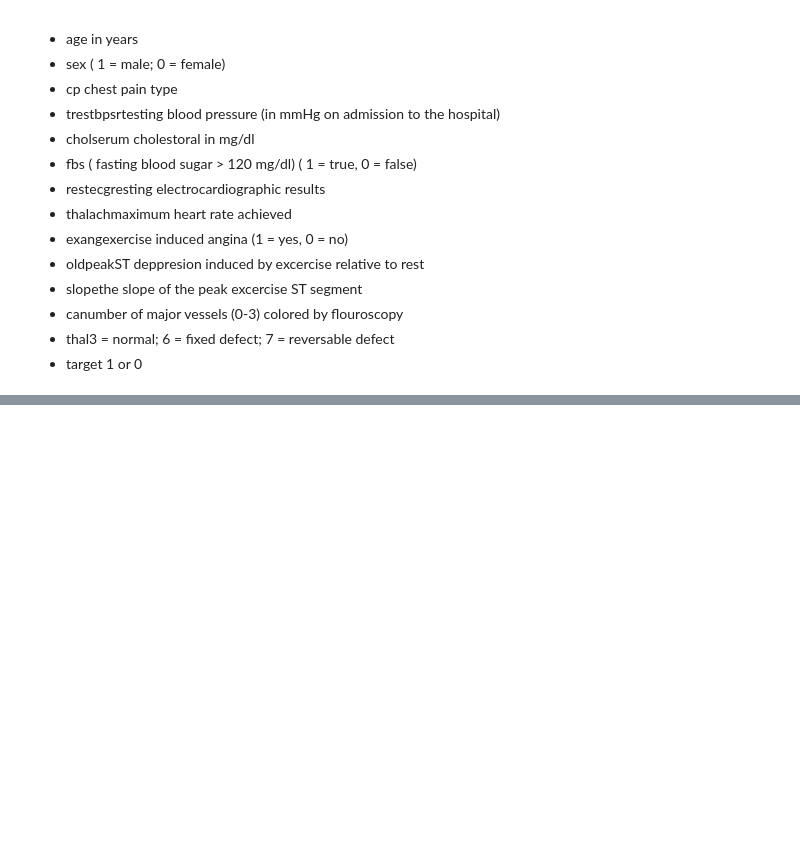
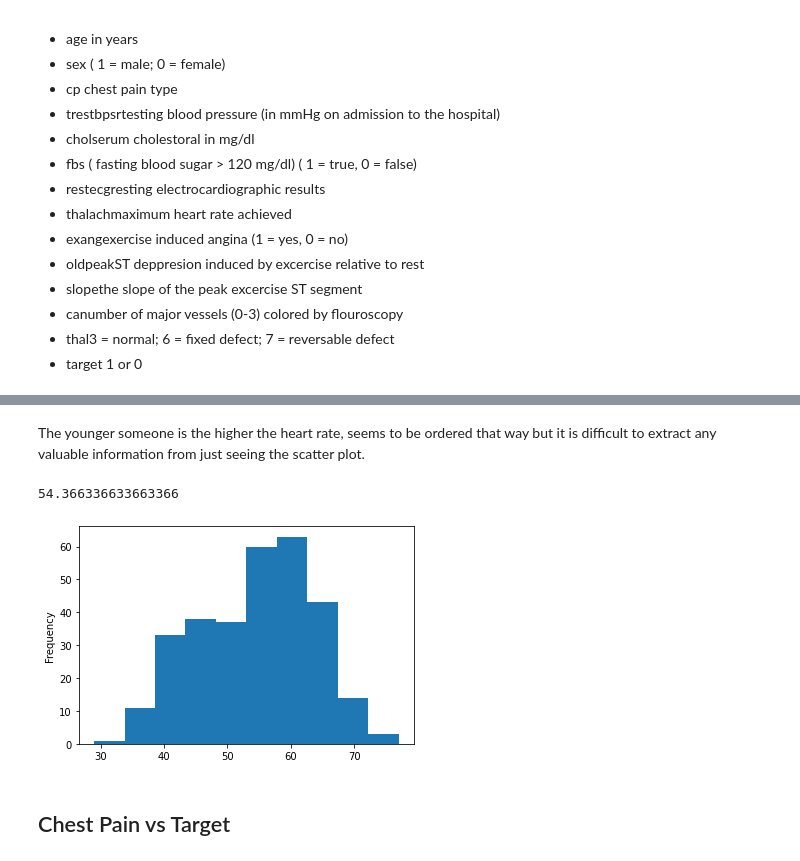
Before and after one commit to nachozobian/heart-disease-predictor, a Jupyter notebook: Heart-Disease-Classification-Predictor.ipynb, the cells around one changed output, grey strips where cells are left out. Drawn from its saved outputs; the diff is of its cells as text; code cells hidden in the pictures; blank space fills up the shorter version.

```diff
--- a/Heart-Disease-Classification-Predictor.ipynb
+++ b/Heart-Disease-Classification-Predictor.ipynb
@@ -43,0 +209,11 @@ https://www.kaggle.com/rotnif/heart-disease-uci
+# %% [markdown]
+The younger someone is the higher the heart rate, seems to be ordered that way but it is difficult to extract any valuable information from just seeing the scatter plot.
+# %%
+#Check the age distribution
+df.age.plot.hist(); #It seems to be a Normal distribution with mean around 57
+#No outliers at this point
+# %% [output]
+54.366336633663366
+[figure, added]
+# %% [markdown]
+## Chest Pain vs Target
```
Also changed, not shown: parts of 21 cells of this notebook.
